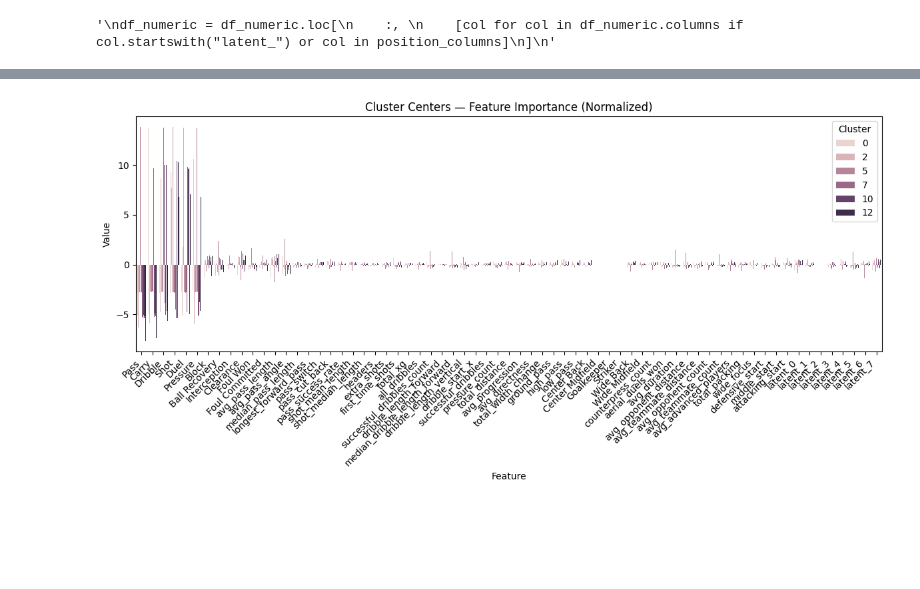
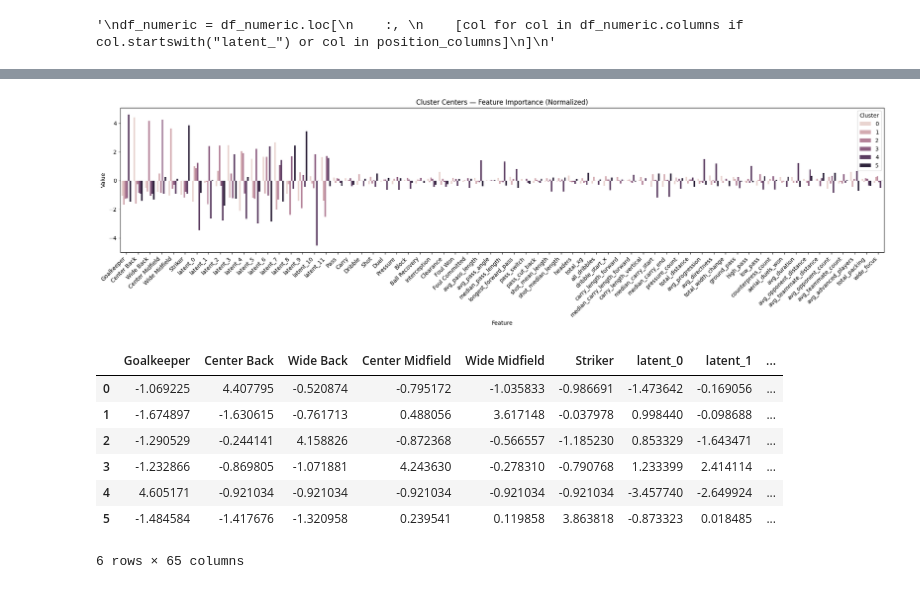
Before and after one commit to J0NAS12/Football-Scouting-with-Event-Data, a Jupyter notebook: backend/clustering_positions.ipynb, the cells around one changed output, grey strips where cells are left out. Cells and saved outputs as stored; diff of their text form; code cells hidden in the pictures; blank space fills up the shorter version.

```diff
--- a/backend/clustering_positions.ipynb
+++ b/backend/clustering_positions.ipynb
@@ -559,11 +590,11 @@ player_features["attacking_start"] = (
 
 per90_columns = ['Pass', 'Carry', 'Dribble', 'Shot', 'Duel', 'Pressure',
        'Block', 'Ball Recovery', 'Interception', 'Clearance', 'Foul Won',
-       'Foul Committed', 'pass_switch', 'pass_cut_back', 'shot_mean_length',
-       'headers', 'extra_shots', 'total_xg',
-       'successful_dribbles', 'pressure_count',
+       'Foul Committed', 'pass_switch', 'pass_cut_back','total_xg',
+       'successful_dribbles_count', 'pressure_count',
        'total_distance', 'total_width_change', 'counterpress_count',
-       'aerial_duels_won', 'total_packing', 'wide_focus']
+       'aerial_duels_won', 'total_packing', 'wide_focus',
+       'shots_on_target','assists','goals']
 player_features[per90_columns] = player_features[per90_columns].div(player_features["minutes"], axis=0) * 90
 
 
@@ -578,6 +609,8 @@ features_to_drop = [
     "end_attacking_left", "end_attacking_right", "end_middle_left", "end_middle_right", "end_defensive_left", "end_defensive_right",
     "end_attacking_center", "end_defensive_center", "end_middle_center",
     'all_passes', 'successful_passes','all_shots',
+
+    'pass_success_rate','extra_shots','first_time_shots','shots_on_target','assists','goals','player_id', 'successful_dribbles_count','successful_dribbles','defensive_start', 'middle_start', 'attacking_start'
     # Highly Correlated Features
     #"ground_pass","total_width_change", "successful_passes", "pressure_count","all_passes", "total_distance",
     #"total_width_change", "total_packing", "total_duration", "wide_focus", "defensive_intensity", "on_ball_actions", "defensive_actions"
@@ -686,5 +719,5 @@ plt.show()
 # %%
-from sklearn.discriminant_analysis import StandardScaler
+from sklearn.preprocessing import StandardScaler
 
 
 position_columns = ['Goalkeeper','Center Back', 'Wide Back', 'Center Midfield', 'Wide Midfield', 'Striker']
@@ -716,13 +749,15 @@ def centered_log_ratio(player_df):
     scaler2 = StandardScaler()
     stat_scaled = scaler2.fit_transform(player_df[stat_cols])
     # optional: weight groups (example: make positions twice as important)
-    pos_weight = 1.2
-    part_weight = 1.0
+    pos_weight = 0.4
+    part_weight = 2
     stat_weight = 0.5
     pos_clr *= pos_weight
     part_scaled *= part_weight
     stat_scaled *= stat_weight
 
+    print(stat_cols)
+    print(stat_scaled)
     # --- concat, scale, cluster ---
     X = np.hstack([pos_clr, part_scaled, stat_scaled])
     return X
@@ -811,7 +845,7 @@ import matplotlib.pyplot as plt
 # Determine the optimal number of clusters using the Elbow Method
 wcss = []  # Within-cluster sum of squares
 
-max_cluster_test = 50
+max_cluster_test = 10
 
 for i in range(2, max_cluster_test):
     kmeans = KMeans(n_clusters=i, random_state=42)
@@ -844,7 +878,7 @@ plt.grid()
 plt.show()
 
 # Apply K-Means with the optimal number of clusters (let's assume 4 based on elbow/silhouette)
-optimal_clusters = 14  # Adjust this based on your elbow/silhouette plot results
+optimal_clusters = 6  # Adjust this based on your elbow/silhouette plot results
 kmeans_final = KMeans(
     n_clusters=optimal_clusters,
     init='k-means++',
@@ -853,7 +887,7 @@ kmeans_final = KMeans(
     random_state=42
 )
 
-pca_df = pd.DataFrame(scaled_features, columns=df_numeric.columns)
+#pca_df = pd.DataFrame(scaled_features, columns=df_numeric.columns)
 
 pca_df.to_csv('../../excel/pca_df.csv', index=False)
 #pca_df = df_numeric.copy()
@@ -997,32 +1108,29 @@ player_features_with_name[player_features_with_name["Cluster"]==cluster_selected
 # %%
 centers = pd.DataFrame(
     kmeans_final.cluster_centers_,
-    columns=[x for x in pca_df.columns if "Cluster" not in x]
+    columns=correct_order
 )
-'''
-
-for i, row in centers.iterrows():
-    plt.figure(figsize=(10, 5))
-
-    # Plot positions + parts together
-    sns.barplot(x=[x for x in pca_df.columns if "Cluster" not in x], y=row.values)
-    plt.title(f"Cluster {i} — Feature Importance (Normalized Center)")
-    plt.xticks(rotation=45, ha="right")
-    plt.tight_layout()
-    plt.show()
-'''
 centers_long = centers.melt(ignore_index=False, var_name="Feature", value_name="Value")
 centers_long = centers_long.reset_index().rename(columns={"index": "Cluster"})
 
-plt.figure(figsize=(12, 6))
+plt.figure(figsize=(20, 6))
 sns.barplot(data=centers_long, x="Feature", y="Value", hue="Cluster")
 
 plt.title("Cluster Centers — Feature Importance (Normalized)")
 plt.xticks(rotation=45, ha="right")
 plt.tight_layout()
 plt.show()
+centers
 # %% [output]
-[figure, old version]
+[figure, new version]
+|  | Goalkeeper | Center Back | Wide Back | Center Midfield | Wide Midfield | Striker | latent_0 | latent_1 | ... |
+| 0 | -1.069225 | 4.407795 | -0.520874 | -0.795172 | -1.035833 | -0.986691 | -1.473642 | -0.169056 | ... |
+| 1 | -1.674897 | -1.630615 | -0.761713 | 0.488056 | 3.617148 | -0.037978 | 0.998440 | -0.098688 | ... |
+| 2 | -1.290529 | -0.244141 | 4.158826 | -0.872368 | -0.566557 | -1.185230 | 0.853329 | -1.643471 | ... |
+| 3 | -1.232866 | -0.869805 | -1.071881 | 4.243630 | -0.278310 | -0.790768 | 1.233399 | 2.414114 | ... |
+| 4 | 4.605171 | -0.921034 | -0.921034 | -0.921034 | -0.921034 | -0.921034 | -3.457740 | -2.649924 | ... |
+| 5 | -1.484584 | -1.417676 | -1.320958 | 0.239541 | 0.119858 | 3.863818 | -0.873323 | 0.018485 | ... |
+6 rows × 65 columns
 # %%
 df_numeric_cluster = df_numeric.copy()
 df_numeric_cluster["Cluster"] = pca_df["Cluster"]
```
Also changed, not shown: parts of 35 cells of this notebook, 25 other files.
